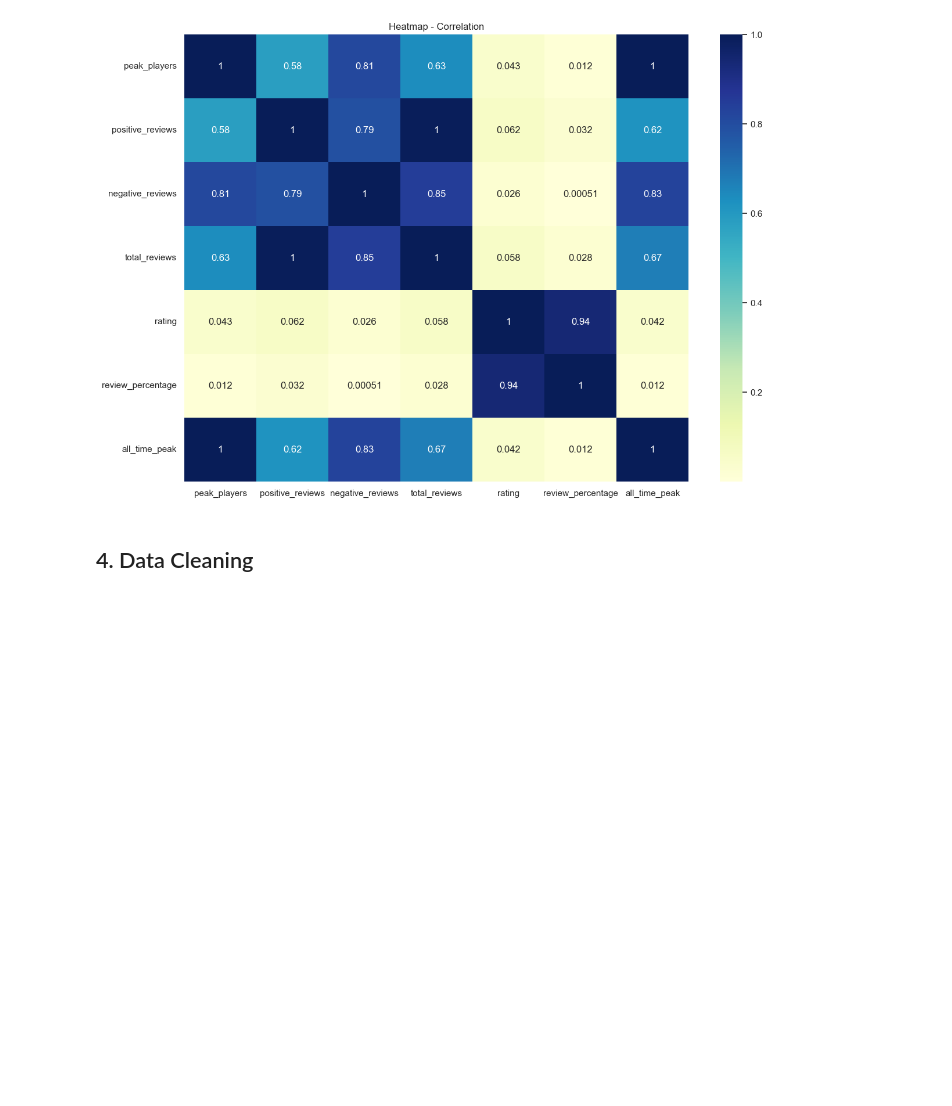
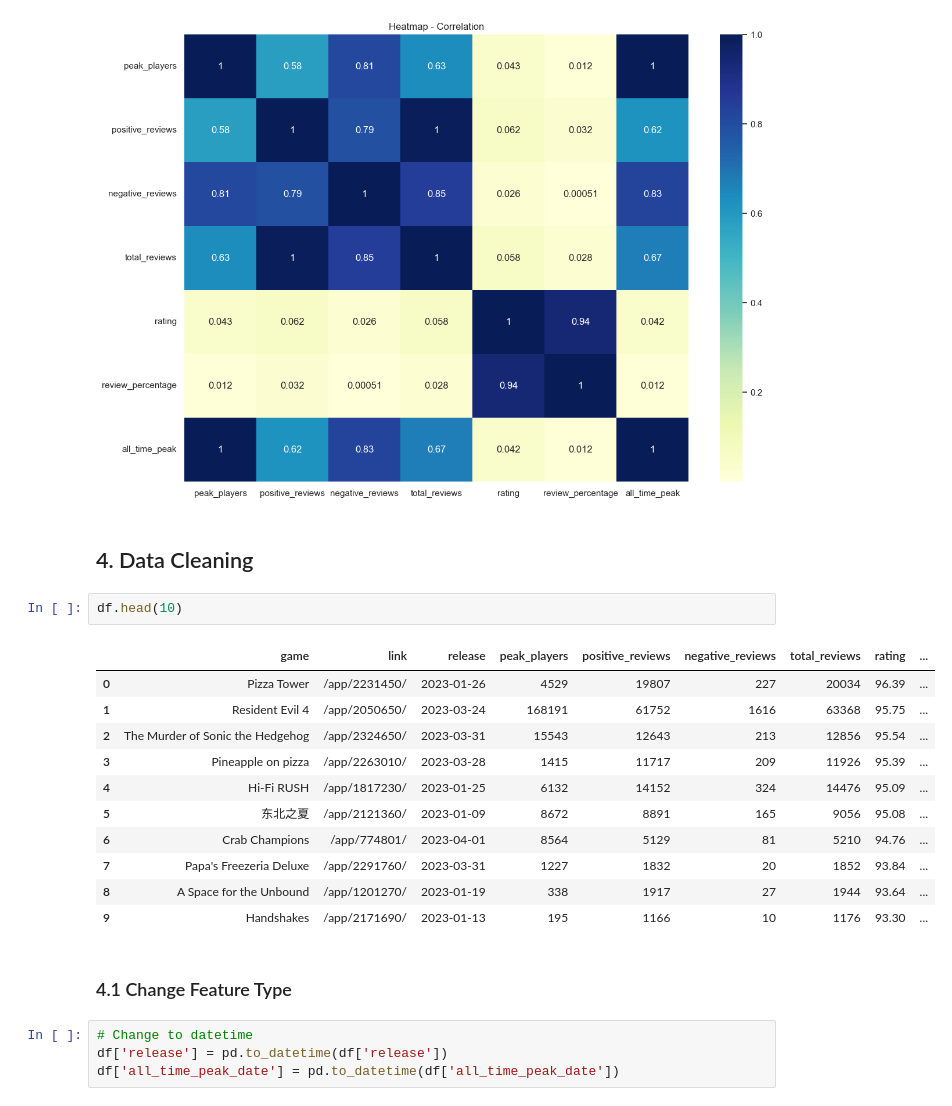
Before and after one commit to CrisMagdziak/Steam_DS, a Jupyter notebook: Steam.ipynb, the cells around one changed output. Drawn from its saved outputs; the diff is of its cells as text; blank space fills up the shorter version.

```diff
--- a/Steam.ipynb
+++ b/Steam.ipynb
@@ -135,3 +135,23 @@ plt.show()
 [figure]
 # %% [markdown]
 ## 4. Data Cleaning
+# %%
+df.head(10)
+# %% [output]
+|  | game | link | release | peak_players | positive_reviews | negative_reviews | total_reviews | rating | ... |
+| 0 | Pizza Tower | /app/2231450/ | 2023-01-26 | 4529 | 19807 | 227 | 20034 | 96.39 | ... |
+| 1 | Resident Evil 4 | /app/2050650/ | 2023-03-24 | 168191 | 61752 | 1616 | 63368 | 95.75 | ... |
+| 2 | The Murder of Sonic the Hedgehog | /app/2324650/ | 2023-03-31 | 15543 | 12643 | 213 | 12856 | 95.54 | ... |
+| 3 | Pineapple on pizza | /app/2263010/ | 2023-03-28 | 1415 | 11717 | 209 | 11926 | 95.39 | ... |
+| 4 | Hi-Fi RUSH | /app/1817230/ | 2023-01-25 | 6132 | 14152 | 324 | 14476 | 95.09 | ... |
+| 5 | 东北之夏 | /app/2121360/ | 2023-01-09 | 8672 | 8891 | 165 | 9056 | 95.08 | ... |
+| 6 | Crab Champions | /app/774801/ | 2023-04-01 | 8564 | 5129 | 81 | 5210 | 94.76 | ... |
+| 7 | Papa's Freezeria Deluxe | /app/2291760/ | 2023-03-31 | 1227 | 1832 | 20 | 1852 | 93.84 | ... |
+| 8 | A Space for the Unbound | /app/1201270/ | 2023-01-19 | 338 | 1917 | 27 | 1944 | 93.64 | ... |
+| 9 | Handshakes | /app/2171690/ | 2023-01-13 | 195 | 1166 | 10 | 1176 | 93.30 | ... |
+# %% [markdown]
+### 4.1 Change Feature Type
+# %%
+# Change to datetime
+df['release'] = pd.to_datetime(df['release'])
+df['all_time_peak_date'] = pd.to_datetime(df['all_time_peak_date'])
```
Also changed, not shown: parts of 1 cell of this notebook.
